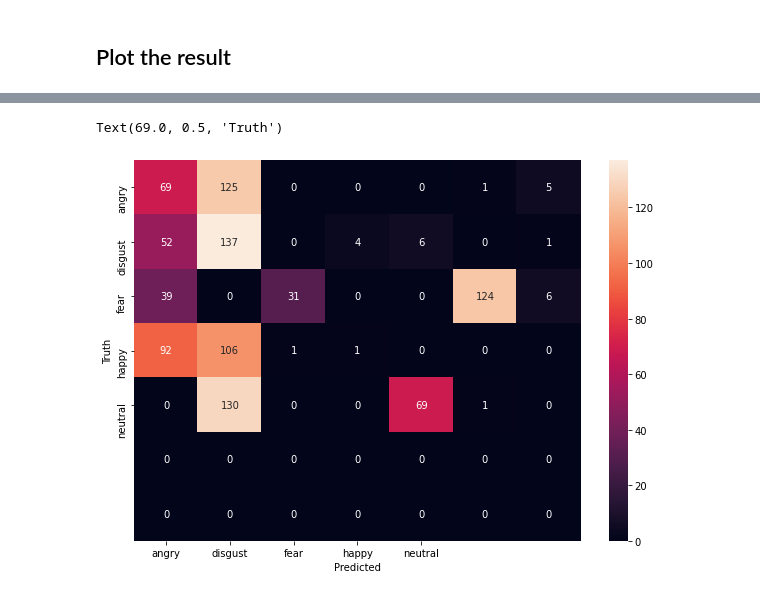
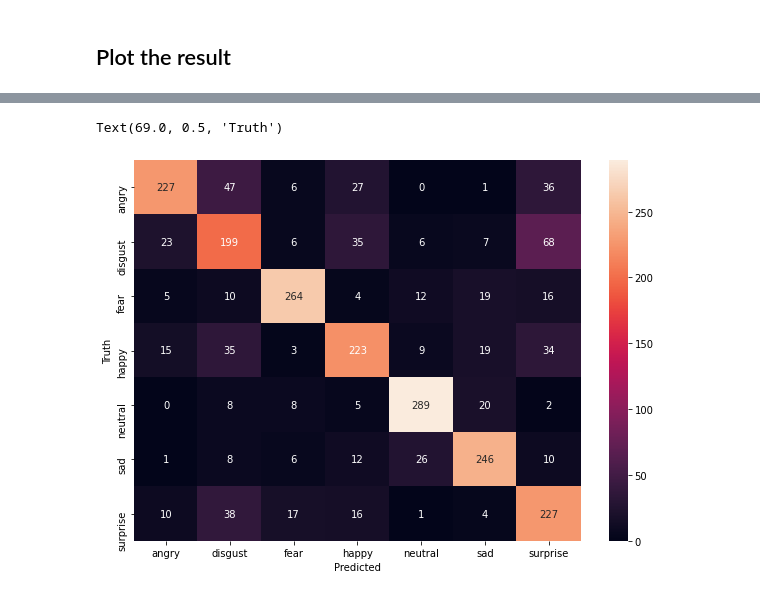
Before and after one commit to Sakib75/emo_detect, a Jupyter notebook: Emo_MFCC.ipynb, the cells around one changed output, grey strips where cells are left out. Saved outputs shown, nothing was run; the diff lists cells and outputs as text; code cells hidden in the pictures.

```diff
--- a/Emo_MFCC.ipynb
+++ b/Emo_MFCC.ipynb
@@ -71,0 +68,24 @@ def extract_mfcc(filename):
+# %%
+def extract_mfcc(filename):
+    y ,sr = librosa.load(filename, duration=5, offset=0.5)
+    mfcc =np.mean(librosa.feature.mfcc(y=y,sr=sr,n_mfcc=40).T,axis=0)
+    return mfcc
+
+
+
+def extract_features(file_name, mfcc, chroma, mel):
+    y ,sr = librosa.load(file_name, duration=5, offset=0.5)
+    result=np.array([])
+    if(mfcc):
+        mfccs =np.mean(librosa.feature.mfcc(y=y,sr=sr,n_mfcc=40).T,axis=0)
+        result=np.hstack((result, mfccs))
+    if(chroma):
+        stft=np.abs(librosa.stft(y))
+        chroma=np.mean(librosa.feature.chroma_stft(S=stft, sr=sr).T,axis=0)
+        result=np.hstack((result, chroma))
+    if mel:
+        mel=np.mean(librosa.feature.melspectrogram(y, sr=sr).T,axis=0)
+        result=np.hstack((result, mel))
+    return result
+
+extract_features("./SUBESCO/F_01_OISHI_S_10_ANGRY_1.wav", mfcc=True, chroma=True, mel=True)
@@ -72,6 +110,5 @@ def extract_mfcc(filename):
 # %% [markdown]
 ## Extract mfcc
 # %%
-X_mfcc = df['speech'][0:1000].apply(lambda x: extract_mfcc(x))
-X_mfcc
+X_mfcc = df['speech'].apply(lambda x: extract_features(x, mfcc=True, chroma=True, mel=True))
 # %% [output]
@@ -143,7 +182,7 @@ print(X[0])
 from sklearn.preprocessing import OneHotEncoder
 enc = OneHotEncoder()
 
-y = enc.fit_transform(df[['label']][0:1000])
+y = enc.fit_transform(df[['label']])
 
 print(y.shape)
 y
@@ -239,19 +318,19 @@ Trainable params: 77,127
 Non-trainable params: 0
 _________________________________________________________________
 # %%
-Y_pred = loaded_model.predict(X)
+Y_pred = loaded_model.predict(x_valid)
 # %%
 
 
 y_pred_labels = [np.argmax(i) for i in Y_pred]
-y_real_labels = [np.argmax(i) for i in y]
+y_real_labels = [np.argmax(i) for i in y_valid]
 import tensorflow as tf
 cm = tf.math.confusion_matrix(labels=y_real_labels,predictions=y_pred_labels)
 import seaborn as sn
 plt.figure(figsize= (10,7))
 sn.heatmap(cm,annot=True,fmt='d',xticklabels=enc.categories_[0],yticklabels=enc.categories_[0])
 plt.xlabel('Predicted')
 plt.ylabel('Truth')
 # %% [output]
 Text(69.0, 0.5, 'Truth')
-[figure, old version]
+[figure, new version]
```
Also changed, not shown: parts of 20 cells of this notebook, 10 other files.
